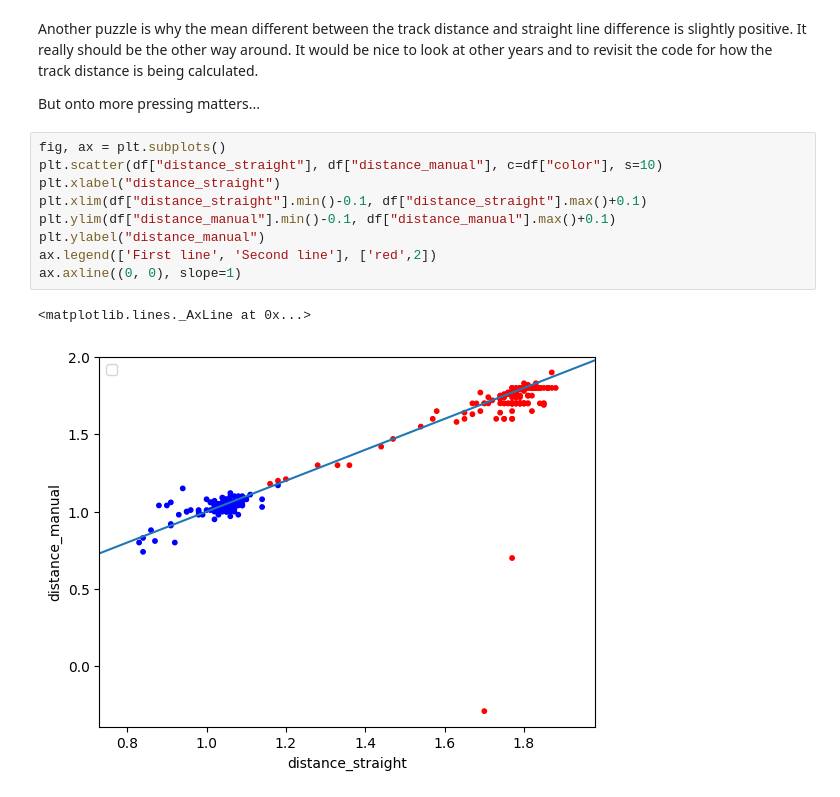
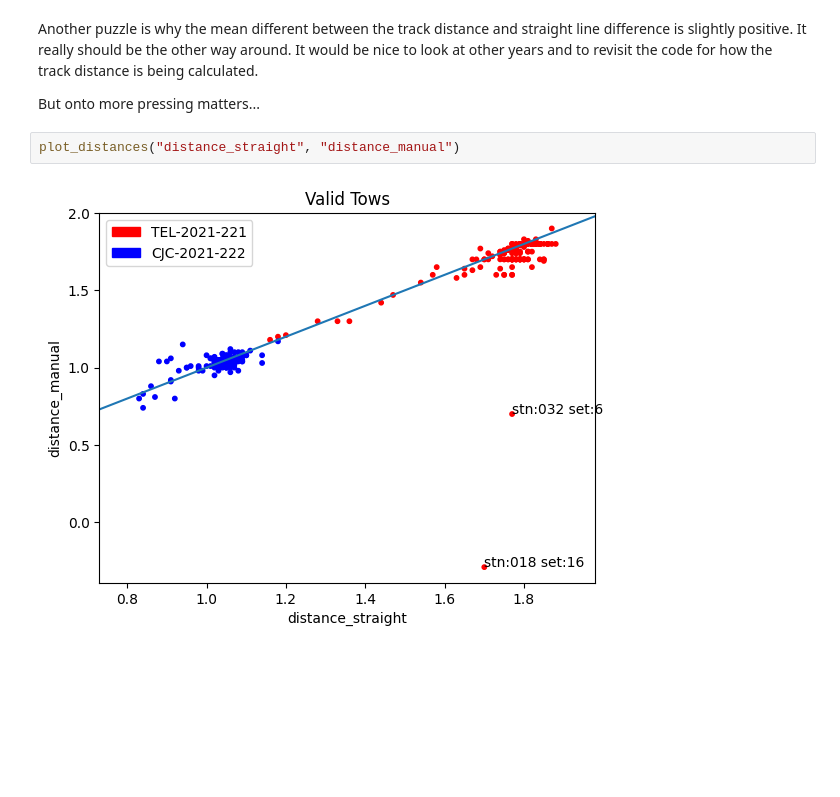
Before and after one commit to dfo-gulf-science/JupyterNotebookCollection, a Jupyter notebook: ComparativeSetDistances/compare.ipynb, the cells around one changed output. Saved outputs shown, nothing was run; the diff lists cells and outputs as text; blank space fills up the shorter version.

```diff
--- a/ComparativeSetDistances/compare.ipynb
+++ b/ComparativeSetDistances/compare.ipynb
@@ -189,15 +217,7 @@ x.mean()
 Another puzzle is why the mean different between the track distance and straight line difference is slightly positive. It really should be the other way around. It would be nice to look at other years and to revisit the code for how the track distance is being calculated.
 
 But onto more pressing matters...
-# %%
-fig, ax = plt.subplots()
-plt.scatter(df["distance_straight"], df["distance_manual"], c=df["color"], s=10)
-plt.xlabel("distance_straight")
-plt.xlim(df["distance_straight"].min()-0.1, df["distance_straight"].max()+0.1)
-plt.ylim(df["distance_manual"].min()-0.1, df["distance_manual"].max()+0.1)
-plt.ylabel("distance_manual")
-ax.legend(['First line', 'Second line'], ['red',2])
-ax.axline((0, 0), slope=1)
-# %% [output]
-<matplotlib.lines._AxLine at 0x...>
-[figure, removed]
+# %%
+plot_distances("distance_straight", "distance_manual")
+# %% [output]
+[figure, added]
```
Also changed, not shown: parts of 15 cells of this notebook.
